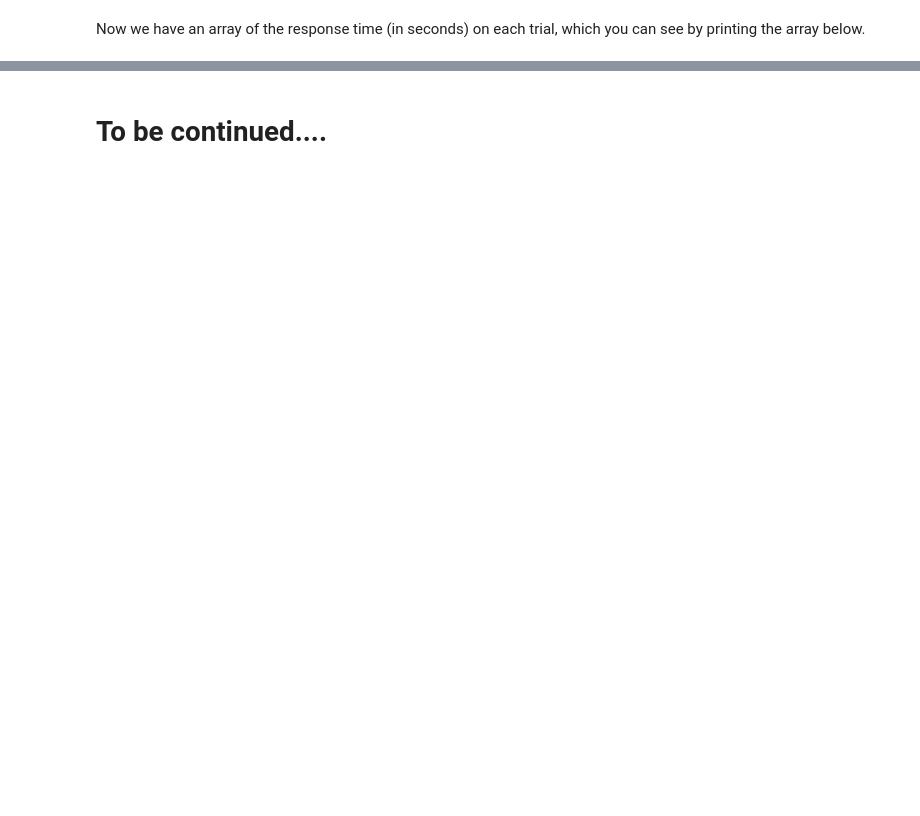
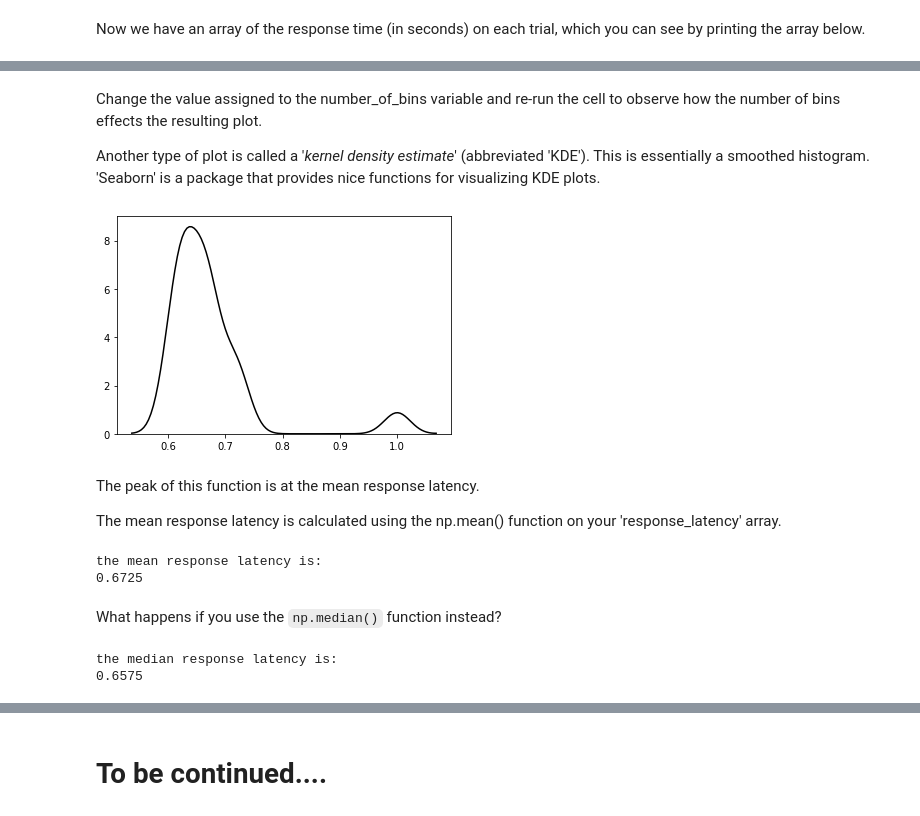
Before and after one commit to neurologic/AnimalBehavior_SP2021, a Jupyter notebook: VocalTurnTaking_ExampleExperiment.ipynb, the cells around one changed output, grey strips where cells are left out. Cells and saved outputs as stored; diff of their text form; code cells hidden in the pictures; blank space fills up the shorter version.

````diff
--- a/VocalTurnTaking_ExampleExperiment.ipynb
+++ b/VocalTurnTaking_ExampleExperiment.ipynb
@@ -259,0 +317,29 @@ plt.ylabel('power')
+# %% [markdown]
+Change the value assigned to the number_of_bins variable and re-run the cell to observe how the number of bins effects the resulting plot. <br>
+
+Another type of plot is called a '_kernel density estimate_' (abbreviated 'KDE'). This is essentially a smoothed histogram. 'Seaborn' is a package that provides nice functions for visualizing KDE plots.
+# %%
+hfig = plt.figure()
+sns.kdeplot(response_latency,color = 'black');
+# %% [output]
+[figure, added]
+# %% [markdown]
+The peak of this function is at the mean response latency.
+
+The mean response latency is calculated using the np.mean() function on your 'response_latency' array.
+# %%
+mean_response_latency = np.mean(response_latency)
+print('the mean response latency is:')
+print(mean_response_latency)
+# %% [output]
+the mean response latency is:
+0.6725
+# %% [markdown]
+What happens if you use the ``` np.median() ``` function instead?
+# %%
+median_response_latency = np.median(response_latency)
+print('the median response latency is:')
+print(median_response_latency)
+# %% [output]
+the median response latency is:
+0.6575
````
Also changed, not shown: parts of 49 cells of this notebook.
